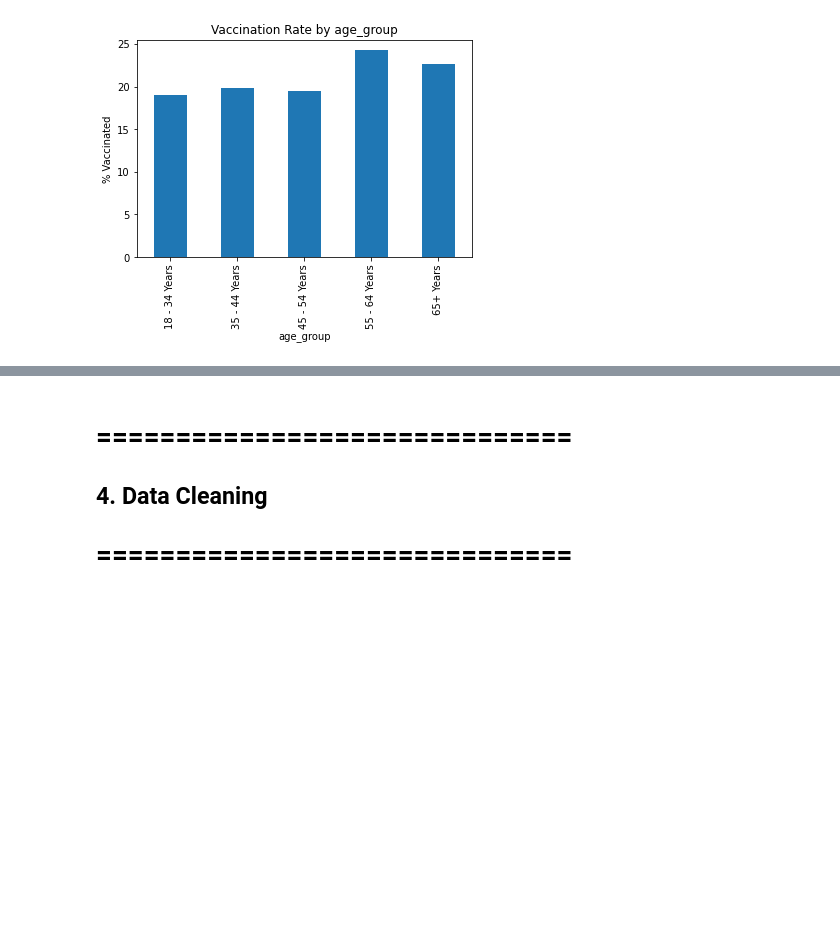
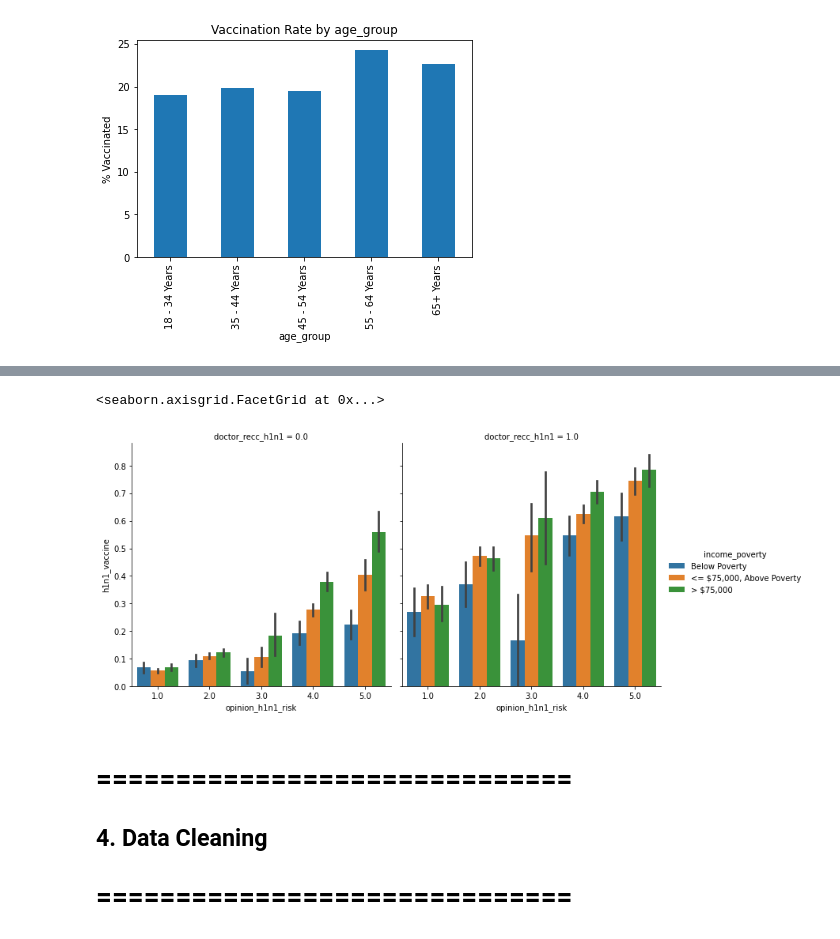
Before and after one commit to just-mawi/Phase-3-Project, a Jupyter notebook: index.ipynb, the cells around one changed output, grey strips where cells are left out. Cells and saved outputs as stored; diff of their text form; code cells hidden in the pictures; blank space fills up the shorter version.

```diff
--- a/index.ipynb
+++ b/index.ipynb
@@ -140,3 +214,15 @@ plt.show()
+# %%
+sns.catplot(
+    data=df,
+    x='opinion_h1n1_risk',
+    y='h1n1_vaccine',
+    hue='income_poverty',
+    col='doctor_recc_h1n1',
+    kind='bar'
+)
+# %% [output]
+<seaborn.axisgrid.FacetGrid at 0x...>
+[figure, added]
 # %% [markdown]
 # ==============================
 ## 4. Data Cleaning
```
Also changed, not shown: parts of 7 cells of this notebook.
